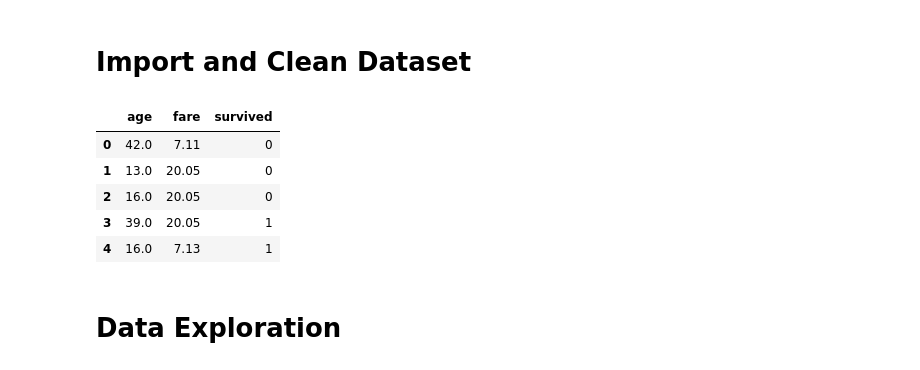
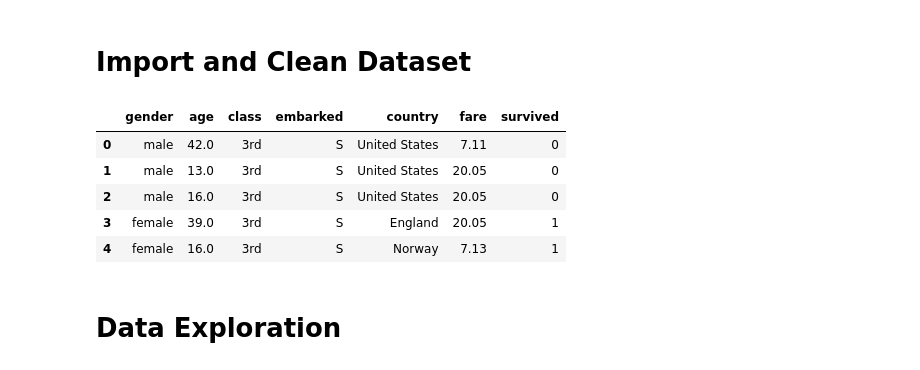
Before and after one commit to IsaacFigNewton/Conditional-Probability-Manifold-Regressor, a Jupyter notebook: KNN_Estimation_of_Feature_Probability_Distributions.ipynb, the cells around one changed output. Cells and saved outputs as stored; diff of their text form; code cells hidden in the pictures.

```diff
--- a/KNN_Estimation_of_Feature_Probability_Distributions.ipynb
+++ b/KNN_Estimation_of_Feature_Probability_Distributions.ipynb
@@ -291,23 +301,26 @@ def cv_results_to_dict(pipeline, dataset):
 # %%
 # Load the dataset
 # Titanic
 dataset = pd.read_csv("https://raw.githubusercontent.com/dlsun/pods/master/data/titanic.csv")
-dataset.drop(columns=["name", "ticketno", "gender", "embarked", "class", "country"], inplace=True)
+dataset.drop(columns=["name", "ticketno"], inplace=True)
 dataset.dropna(inplace=True)
 
 # Identify categorical, continuous, and binary columns
-X = ["age", "fare"]
+X = ["age", "fare", "gender", "embarked", "class", "country"]
+quantitative_vars = ["age", "fare"]
+categorical_vars = ["gender", "embarked", "class", "country"]
+
 y = ['survived']
 class_map = {key: i for i, key in enumerate(dataset[y[0]].unique())}
 
 dataset.head()
 # %% [output]
-|  | age | fare | survived |
-| 0 | 42.0 | 7.11 | 0 |
-| 1 | 13.0 | 20.05 | 0 |
-| 2 | 16.0 | 20.05 | 0 |
-| 3 | 39.0 | 20.05 | 1 |
-| 4 | 16.0 | 7.13 | 1 |
+|  | gender | age | class | embarked | country | fare | survived |
+| 0 | male | 42.0 | 3rd | S | United States | 7.11 | 0 |
+| 1 | male | 13.0 | 3rd | S | United States | 20.05 | 0 |
+| 2 | male | 16.0 | 3rd | S | United States | 20.05 | 0 |
+| 3 | female | 39.0 | 3rd | S | England | 20.05 | 1 |
+| 4 | female | 16.0 | 3rd | S | Norway | 7.13 | 1 |
 # %% [markdown]
 # Data Exploration
 # %% [markdown]
```
Also changed, not shown: parts of 25 cells of this notebook.
